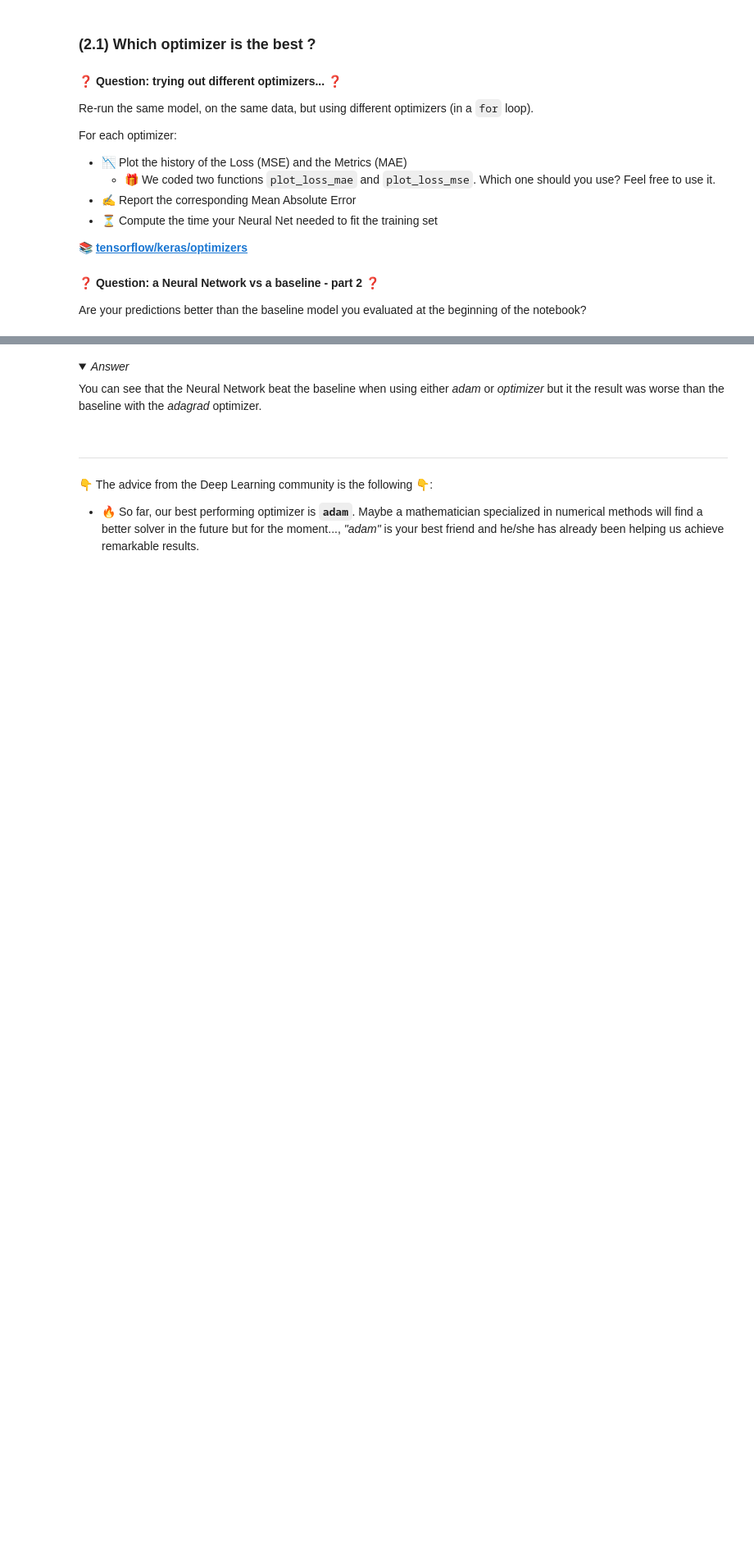
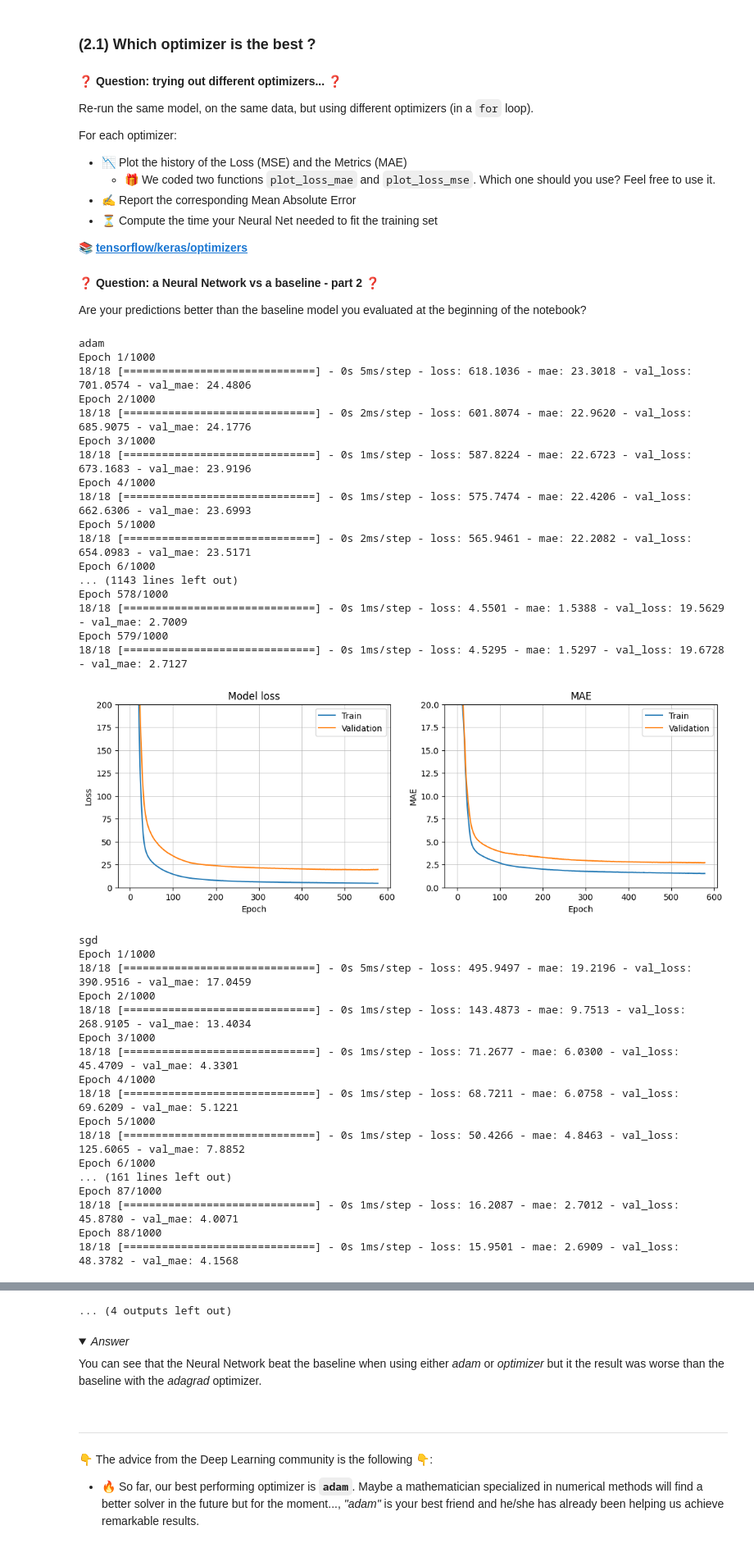
Before and after one commit to NwayEi/data-finetune-your-neural-network, a Jupyter notebook: Finetune-and-save-your-neural-network.ipynb, the cells around one changed output, grey strips where cells are left out. Shown at 82% size. Drawn from its saved outputs; the diff is of its cells as text; code cells hidden in the pictures; folded sections open; blank space fills up the shorter version.

```diff
--- a/Finetune-and-save-your-neural-network.ipynb
+++ b/Finetune-and-save-your-neural-network.ipynb
@@ -58,0 +98,5 @@ Standardize `X_train` and `X_test`.
+# %%
+scaler = StandardScaler()
+
+X_train = scaler.fit_transform(X_train)
+X_test = scaler.fit_transform(X_test)
@@ -103,0 +193,2 @@ We already covered this question about the **number of parameters in a Fully Con
+# %%
+model = initialize_model()
@@ -136,3 +241,11 @@ def compile_model(model, optimizer_name):
+# %%
+def compile_model(model, optimizer_name):
+
+    model.compile(optimizer = optimizer_name,
+                  loss=['mse'],
+                  metrics =['mae'])
+
+    return model
 # %% [markdown]
 ❓ **Question: evaluating the model** ❓
 
@@ -156,0 +266,14 @@ pass  # YOUR CODE HERE
+# %%
+from tensorflow.keras.callbacks import EarlyStopping
+
+model = initialize_model()
+
+model = compile_model(model,'adam')
+
+es = EarlyStopping(patience=30, restore_best_weights= True)
+
+history = model.fit(X_train,y_train,
+          batch_size = 16,
+          epochs = 1000,
+          validation_split = 0.3,
+          callbacks = [es])
@@ -236,0 +384,50 @@ Are your predictions better than the baseline model you evaluated at the beginni
+# %%
+optimzers = ['adam','sgd','rmsprop','adadelta','adagrad','adamax','nadam','ftrl']
+
+for optimzer in optimzers:
+    print(optimzer)
+    model = initialize_model()
+    model = compile_model(model,optimzer)
+    history = model.fit(X_train,y_train,
+          batch_size = 16,
+          epochs = 1000,
+          validation_split = 0.3,
+          callbacks = [es])
+    plot_loss_mae(history)
+    #plot_loss_mse(history)
+# %% [output]
+adam
+Epoch 1/1000
+18/18 [==============================] - 0s 5ms/step - loss: 618.1036 - mae: 23.3018 - val_loss: 701.0574 - val_mae: 24.4806
+Epoch 2/1000
+18/18 [==============================] - 0s 2ms/step - loss: 601.8074 - mae: 22.9620 - val_loss: 685.9075 - val_mae: 24.1776
+Epoch 3/1000
+18/18 [==============================] - 0s 1ms/step - loss: 587.8224 - mae: 22.6723 - val_loss: 673.1683 - val_mae: 23.9196
+Epoch 4/1000
+18/18 [==============================] - 0s 1ms/step - loss: 575.7474 - mae: 22.4206 - val_loss: 662.6306 - val_mae: 23.6993
+Epoch 5/1000
+18/18 [==============================] - 0s 2ms/step - loss: 565.9461 - mae: 22.2082 - val_loss: 654.0983 - val_mae: 23.5171
+Epoch 6/1000
+... (1143 lines left out)
+Epoch 578/1000
+18/18 [==============================] - 0s 1ms/step - loss: 4.5501 - mae: 1.5388 - val_loss: 19.5629 - val_mae: 2.7009
+Epoch 579/1000
+18/18 [==============================] - 0s 1ms/step - loss: 4.5295 - mae: 1.5297 - val_loss: 19.6728 - val_mae: 2.7127
+[figure, added]
+sgd
+Epoch 1/1000
+18/18 [==============================] - 0s 5ms/step - loss: 495.9497 - mae: 19.2196 - val_loss: 390.9516 - val_mae: 17.0459
+Epoch 2/1000
+18/18 [==============================] - 0s 1ms/step - loss: 143.4873 - mae: 9.7513 - val_loss: 268.9105 - val_mae: 13.4034
+Epoch 3/1000
+18/18 [==============================] - 0s 1ms/step - loss: 71.2677 - mae: 6.0300 - val_loss: 45.4709 - val_mae: 4.3301
+Epoch 4/1000
+18/18 [==============================] - 0s 1ms/step - loss: 68.7211 - mae: 6.0758 - val_loss: 69.6209 - val_mae: 5.1221
+Epoch 5/1000
+18/18 [==============================] - 0s 1ms/step - loss: 50.4266 - mae: 4.8463 - val_loss: 125.6065 - val_mae: 7.8852
+Epoch 6/1000
+... (161 lines left out)
+Epoch 87/1000
+18/18 [==============================] - 0s 1ms/step - loss: 16.2087 - mae: 2.7012 - val_loss: 45.8780 - val_mae: 4.0071
+Epoch 88/1000
+18/18 [==============================] - 0s 1ms/step - loss: 15.9501 - mae: 2.6909 - val_loss: 48.3782 - val_mae: 4.1568
@@ -237,3 +507,4 @@ Are your predictions better than the baseline model you evaluated at the beginni
+... (4 outputs left out)
 # %% [markdown]
 <details>
     <summary><i>Answer</i></summary>
```
Also changed, not shown: parts of 42 cells of this notebook, 5 other files.
